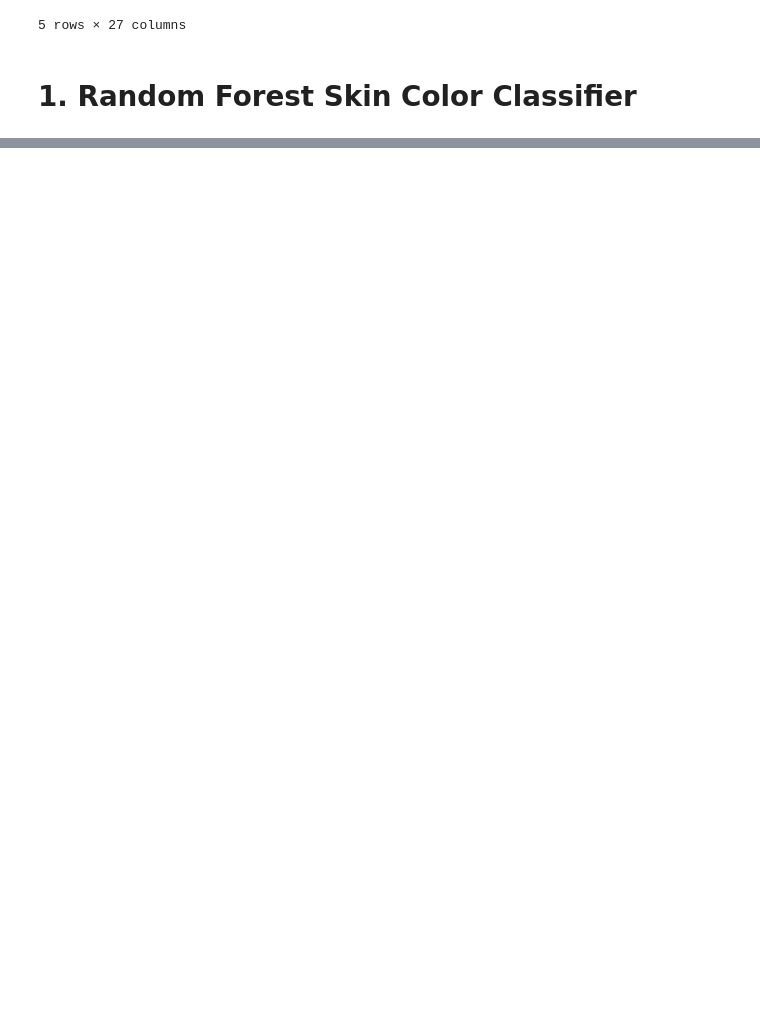
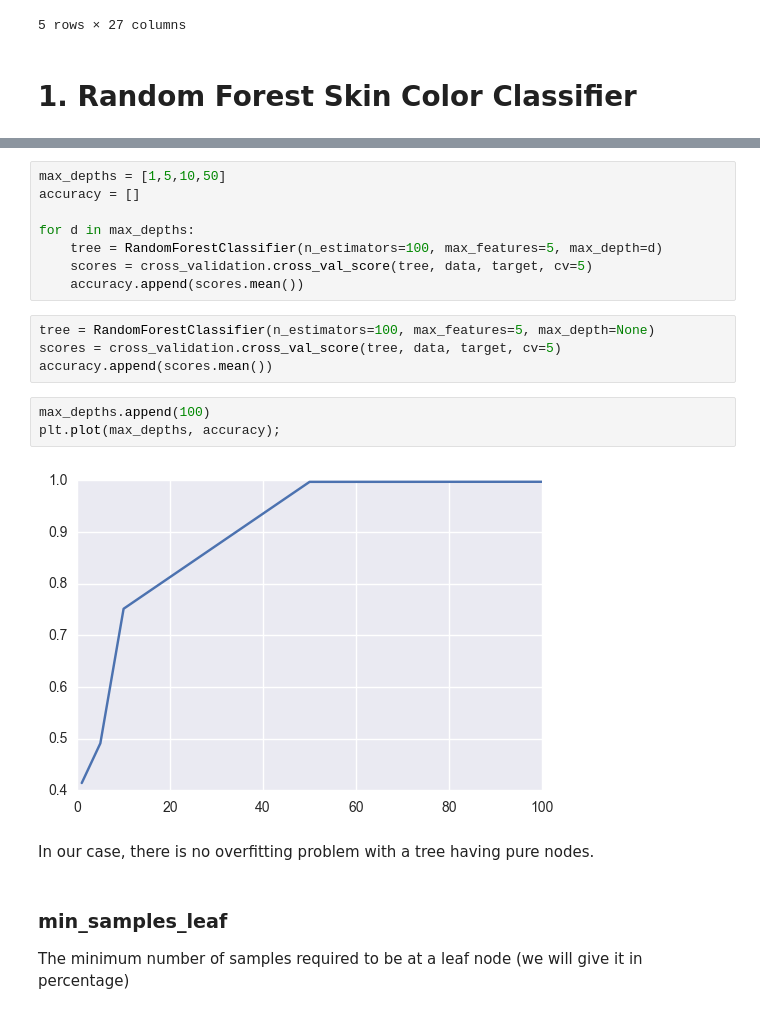
Before and after one commit to semplea/adaepfl-hw, a Jupyter notebook: 04 - Applied ML/nb.ipynb, the cells around one changed output, grey strips where cells are left out. Drawn from its saved outputs; the diff is of its cells as text; blank space fills up the shorter version.

```diff
--- a/04 - Applied ML/nb.ipynb
+++ b/04 - Applied ML/nb.ipynb
@@ -265,0 +280,22 @@ Features sorted by their score:
+# %%
+max_depths = [1,5,10,50]
+accuracy = []
+
+for d in max_depths:
+    tree = RandomForestClassifier(n_estimators=100, max_features=5, max_depth=d)
+    scores = cross_validation.cross_val_score(tree, data, target, cv=5)
+    accuracy.append(scores.mean())
+# %%
+tree = RandomForestClassifier(n_estimators=100, max_features=5, max_depth=None)
+scores = cross_validation.cross_val_score(tree, data, target, cv=5)
+accuracy.append(scores.mean())
+# %%
+max_depths.append(100)
+plt.plot(max_depths, accuracy);
+# %% [output]
+[figure, added]
+# %% [markdown]
+In our case, there is no overfitting problem with a tree having pure nodes.
+# %% [markdown]
+### min_samples_leaf
+The minimum number of samples required to be at a leaf node (we will give it in percentage)
```
Also changed, not shown: parts of 45 cells of this notebook.
